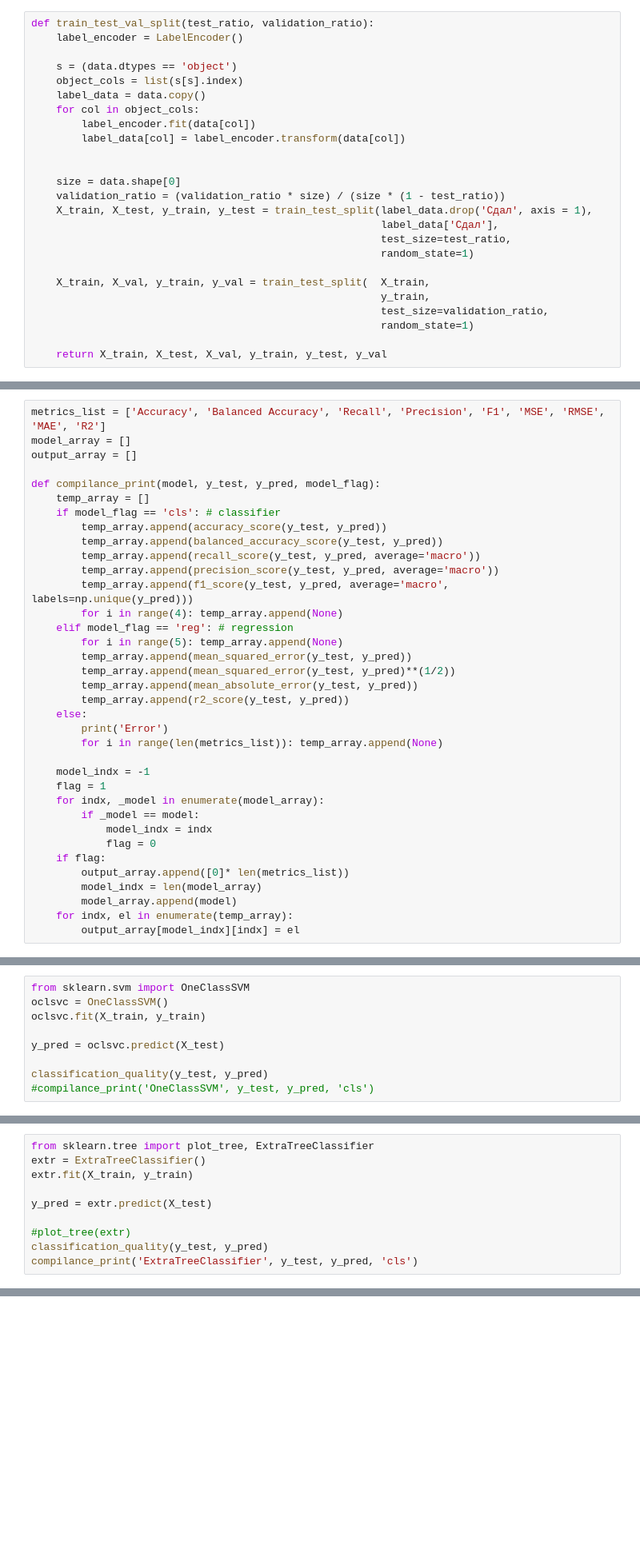
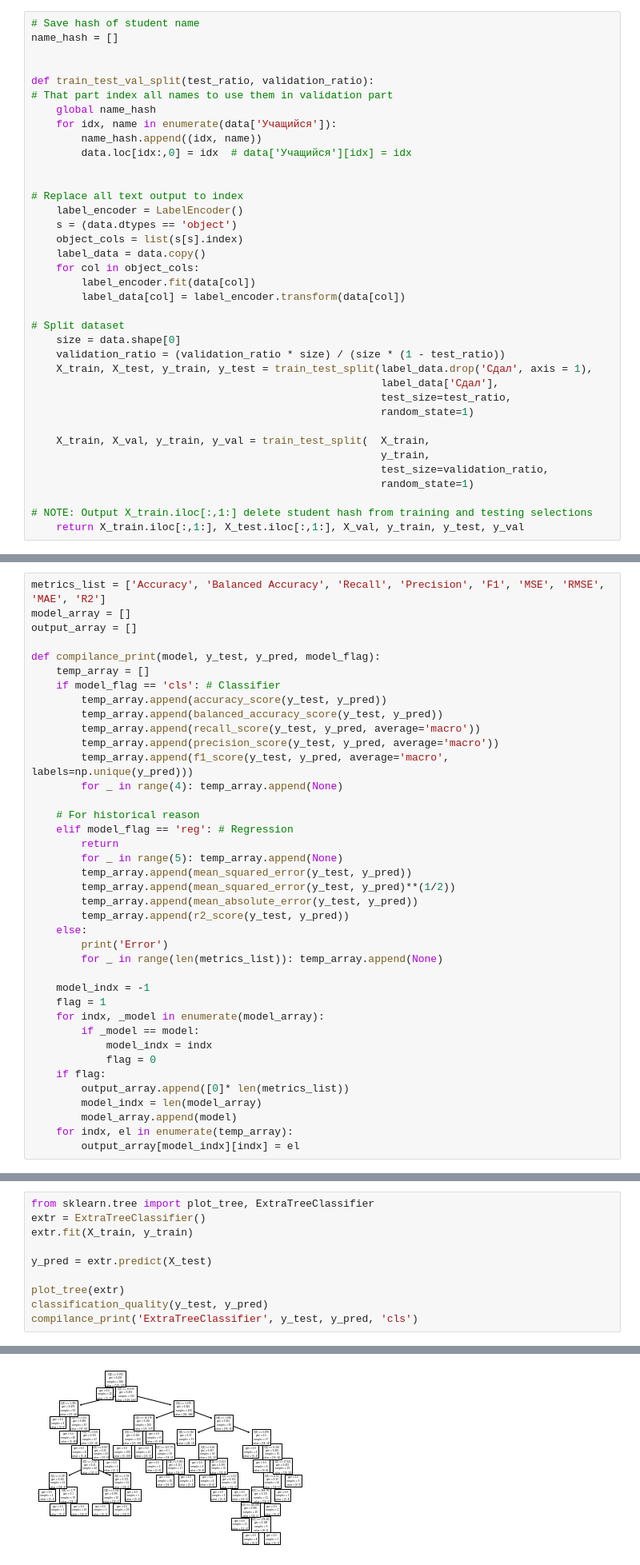
Before and after one commit to alexgiving/coursework_3, a Jupyter notebook: 3course.ipynb, the cells around one changed output, grey strips where cells are left out. Shown: that part at 80% size. Cells and saved outputs as stored; diff of their text form; blank space fills up the shorter version.

```diff
--- a/3course.ipynb
+++ b/3course.ipynb
@@ -87,9 +86,20 @@ Not pas: 157
 # %% [markdown]
 Split our data in 3 parts for train, test and validation
 # %%
+# Save hash of student name
+name_hash = []
+
+
 def train_test_val_split(test_ratio, validation_ratio):
+# That part index all names to use them in validation part
+    global name_hash
+    for idx, name in enumerate(data['Учащийся']):
+        name_hash.append((idx, name))
+        data.loc[idx:,0] = idx  # data['Учащийся'][idx] = idx
+
+
+# Replace all text output to index
     label_encoder = LabelEncoder()
-
     s = (data.dtypes == 'object')
     object_cols = list(s[s].index)
     label_data = data.copy()
@@ -97,7 +107,7 @@ def train_test_val_split(test_ratio, validation_ratio):
         label_encoder.fit(data[col])
         label_data[col] = label_encoder.transform(data[col])
 
-
+# Split dataset
     size = data.shape[0]
     validation_ratio = (validation_ratio * size) / (size * (1 - test_ratio))
     X_train, X_test, y_train, y_test = train_test_split(label_data.drop('Сдал', axis = 1),
@@ -110,6 +120,7 @@ def train_test_val_split(test_ratio, validation_ratio):
                                                         test_size=validation_ratio,
                                                         random_state=1)
 
-    return X_train, X_test, X_val, y_train, y_test, y_val
+# NOTE: Output X_train.iloc[:,1:] delete student hash from training and testing selections
+    return X_train.iloc[:,1:], X_test.iloc[:,1:], X_val, y_train, y_test, y_val
 # %%
 X_train, X_test, X_val, y_train, y_test, y_val = train_test_val_split(test_ratio=0.25, validation_ratio=0.01)
@@ -154,22 +150,25 @@ output_array = []
 
 def compilance_print(model, y_test, y_pred, model_flag):
     temp_array = []
-    if model_flag == 'cls': # classifier
+    if model_flag == 'cls': # Classifier
         temp_array.append(accuracy_score(y_test, y_pred))
         temp_array.append(balanced_accuracy_score(y_test, y_pred))
         temp_array.append(recall_score(y_test, y_pred, average='macro'))
         temp_array.append(precision_score(y_test, y_pred, average='macro'))
         temp_array.append(f1_score(y_test, y_pred, average='macro', labels=np.unique(y_pred)))
-        for i in range(4): temp_array.append(None)
-    elif model_flag == 'reg': # regression
-        for i in range(5): temp_array.append(None)
+        for _ in range(4): temp_array.append(None)
+
+    # For historical reason
+    elif model_flag == 'reg': # Regression
+        return
+        for _ in range(5): temp_array.append(None)
         temp_array.append(mean_squared_error(y_test, y_pred))
         temp_array.append(mean_squared_error(y_test, y_pred)**(1/2))
         temp_array.append(mean_absolute_error(y_test, y_pred))
         temp_array.append(r2_score(y_test, y_pred))
     else:
         print('Error')
-        for i in range(len(metrics_list)): temp_array.append(None)
+        for _ in range(len(metrics_list)): temp_array.append(None)
 
     model_indx = -1
     flag = 1
@@ -348,9 +344,0 @@ Weighted Recall: (0.8866896156052783, 0.914004914004914, 0.8982160041453845, Non
-# %%
-from sklearn.svm import OneClassSVM
-oclsvc = OneClassSVM()
-oclsvc.fit(X_train, y_train)
-
-y_pred = oclsvc.predict(X_test)
-
-classification_quality(y_test, y_pred)
-#compilance_print('OneClassSVM', y_test, y_pred, 'cls')
@@ -386,7 +368,7 @@ extr.fit(X_train, y_train)
 
 y_pred = extr.predict(X_test)
 
-#plot_tree(extr)
+plot_tree(extr)
 classification_quality(y_test, y_pred)
 compilance_print('ExtraTreeClassifier', y_test, y_pred, 'cls')
 # %% [output]
@@ -398,3 +380,4 @@ Weighted Recall: (0.9743589743589743, 0.9886363636363636, 0.9810949788263763, No
+[figure, added]
 # %% [markdown]
 ### MLPClassifier Model
 # %%
```
Also changed, not shown: parts of 32 cells of this notebook.
